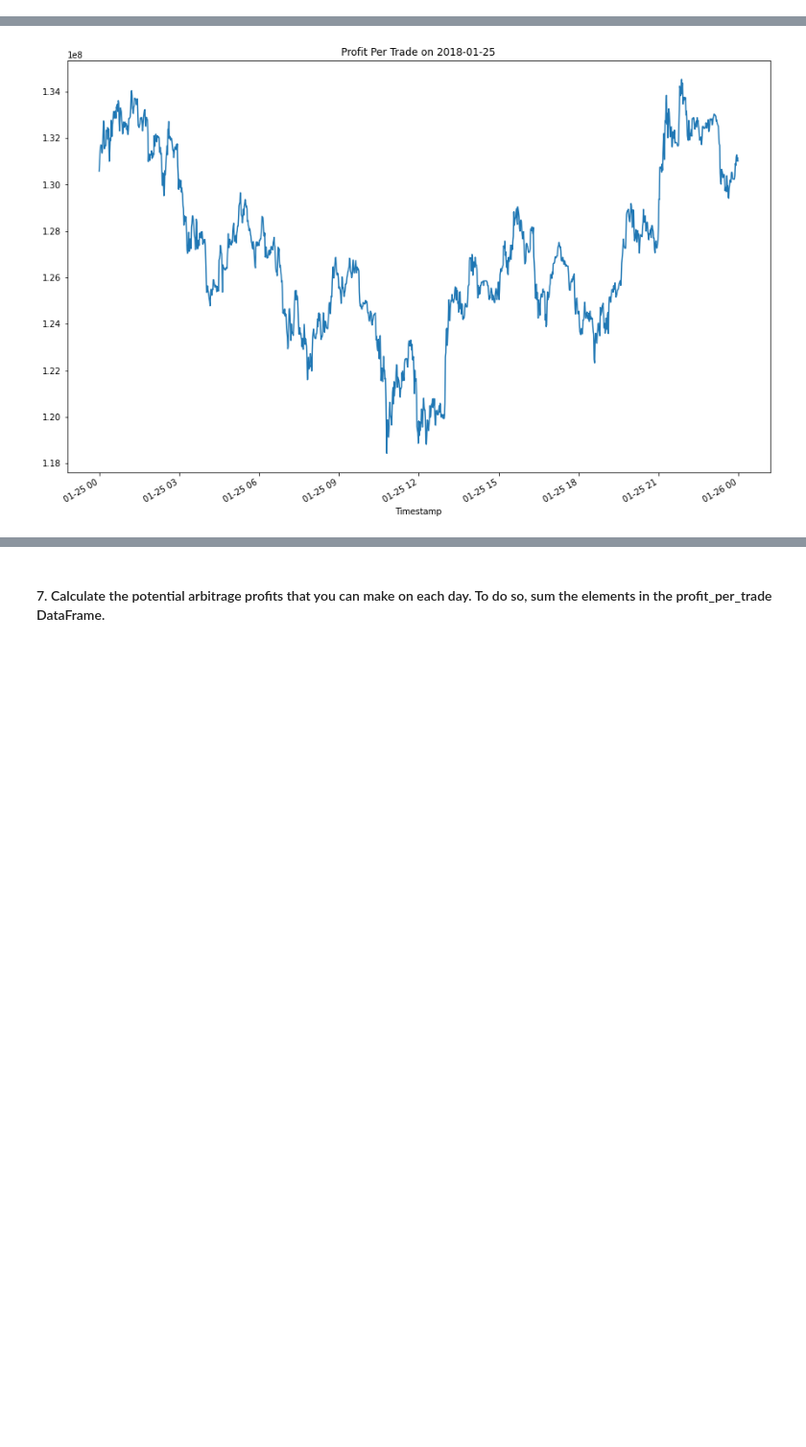
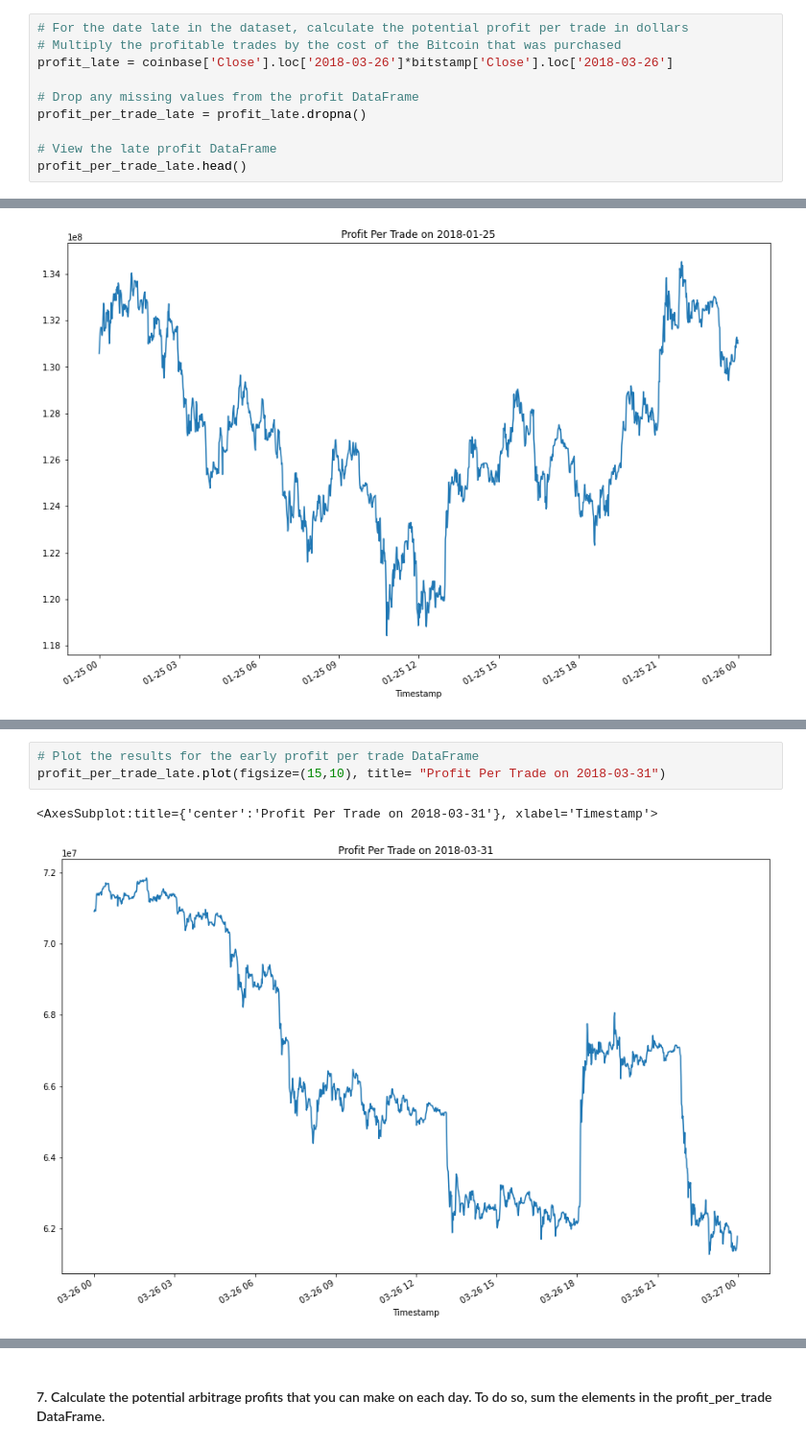
Before and after one commit to jpqt/Challenge_3, a Jupyter notebook: Starter_Code/crypto_arbitrage.ipynb, the cells around one changed output, grey strips where cells are left out. Shown at 96% size. Drawn from its saved outputs; the diff is of its cells as text; blank space fills up the shorter version.

```diff
--- a/Starter_Code/crypto_arbitrage.ipynb
+++ b/Starter_Code/crypto_arbitrage.ipynb
@@ -637,0 +681,10 @@ Name: Close, dtype: float64
+# %%
+# For the date late in the dataset, calculate the potential profit per trade in dollars
+# Multiply the profitable trades by the cost of the Bitcoin that was purchased
+profit_late = coinbase['Close'].loc['2018-03-26']*bitstamp['Close'].loc['2018-03-26']
+
+# Drop any missing values from the profit DataFrame
+profit_per_trade_late = profit_late.dropna()
+
+# View the late profit DataFrame
+profit_per_trade_late.head()
@@ -658,0 +752,6 @@ profit_per_trade_early.plot(figsize=(15,10), title= "Profit Per Trade on 2018-01
+# %%
+# Plot the results for the early profit per trade DataFrame
+profit_per_trade_late.plot(figsize=(15,10), title= "Profit Per Trade on 2018-03-31")
+# %% [output]
+<AxesSubplot:title={'center':'Profit Per Trade on 2018-03-31'}, xlabel='Timestamp'>
+[figure, added]
```
Also changed, not shown: parts of 21 cells of this notebook.
